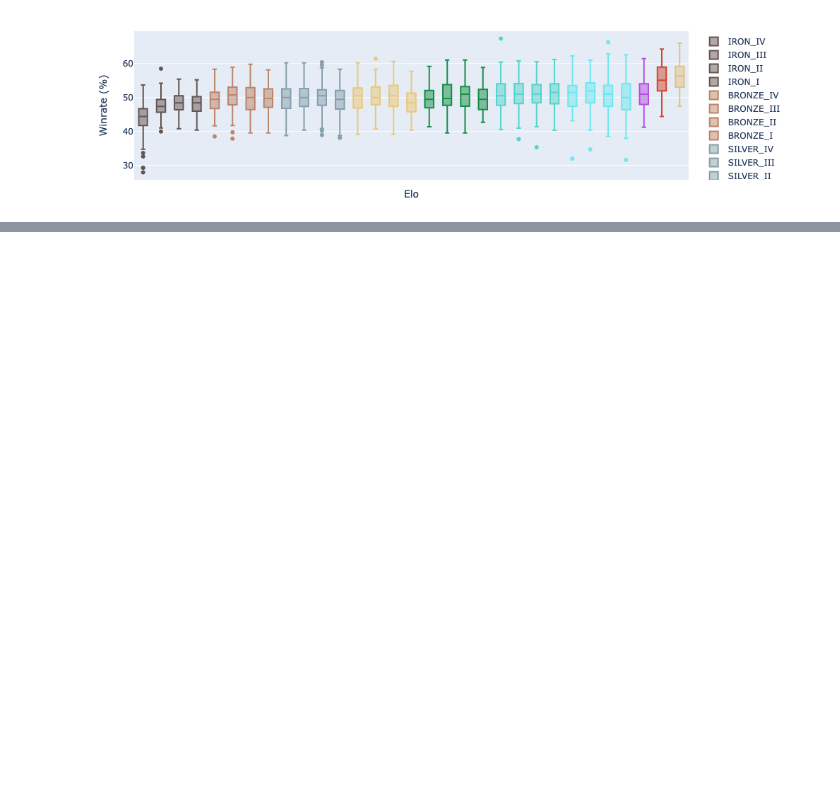
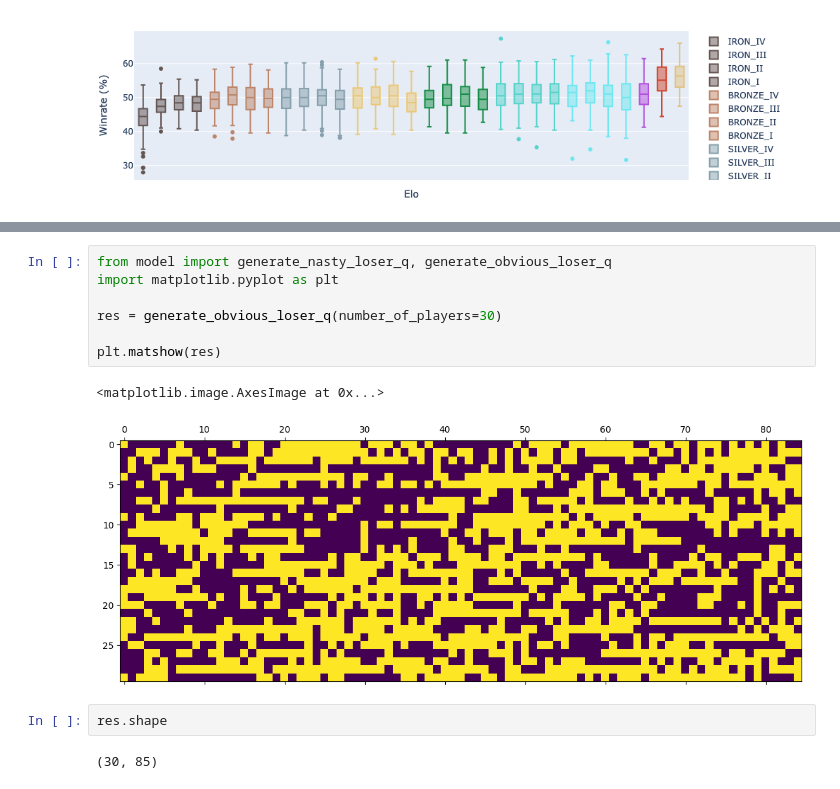
Before and after one commit to renecotyfanboy/leagueProject, a Jupyter notebook: dataset_exploration.ipynb, the cells around one changed output, grey strips where cells are left out. Drawn from its saved outputs; the diff is of its cells as text; blank space fills up the shorter version.

```diff
--- a/dataset_exploration.ipynb
+++ b/dataset_exploration.ipynb
@@ -40,0 +60,14 @@ with open("docs/dataset/assets/winrate_over_division.json", "w") as f:
+# %%
+from model import generate_nasty_loser_q, generate_obvious_loser_q
+import matplotlib.pyplot as plt
+
+res = generate_obvious_loser_q(number_of_players=30)
+
+plt.matshow(res)
+# %% [output]
+<matplotlib.image.AxesImage at 0x...>
+[figure, added]
+# %%
+res.shape
+# %% [output]
+(30, 85)
```
Also changed, not shown: parts of 4 cells of this notebook, 10 other files.
